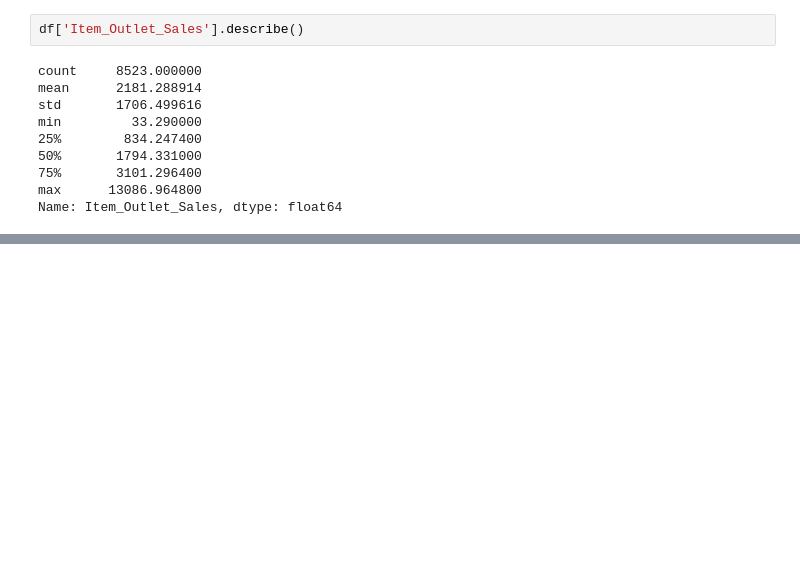
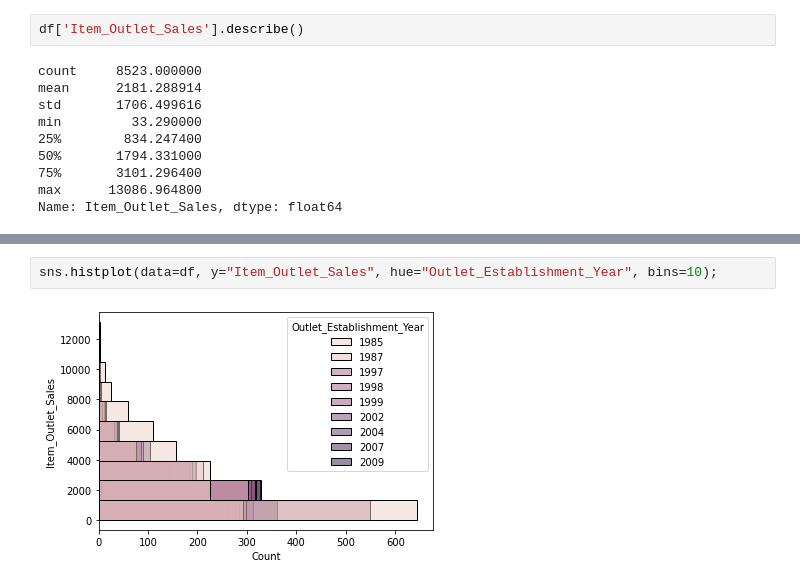
Before and after one commit to tca-codes/sales-predictions, a Jupyter notebook: sales_predictions.ipynb, the cells around one changed output, grey strips where cells are left out. Saved outputs shown, nothing was run; the diff lists cells and outputs as text; blank space fills up the shorter version.

```diff
--- a/sales_predictions.ipynb
+++ b/sales_predictions.ipynb
@@ -425,0 +447,4 @@ Name: Item_Outlet_Sales, dtype: float64
+# %%
+sns.histplot(data=df, y="Item_Outlet_Sales", hue="Outlet_Establishment_Year", bins=10);
+# %% [output]
+[figure, added]
```
Also changed, not shown: parts of 17 cells of this notebook.
